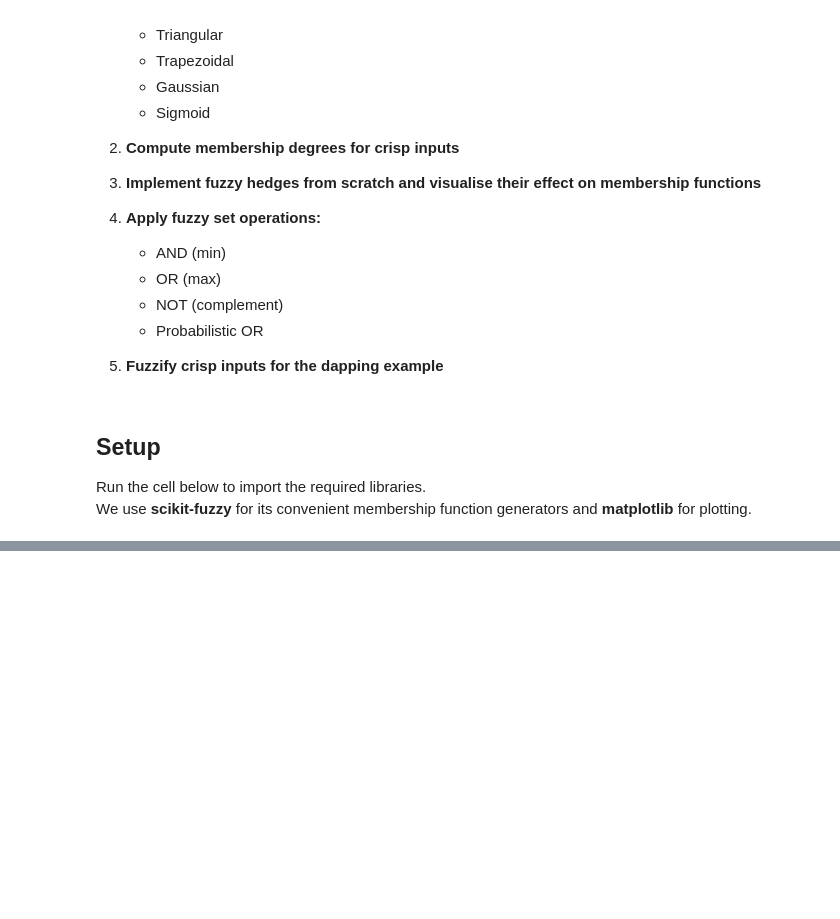
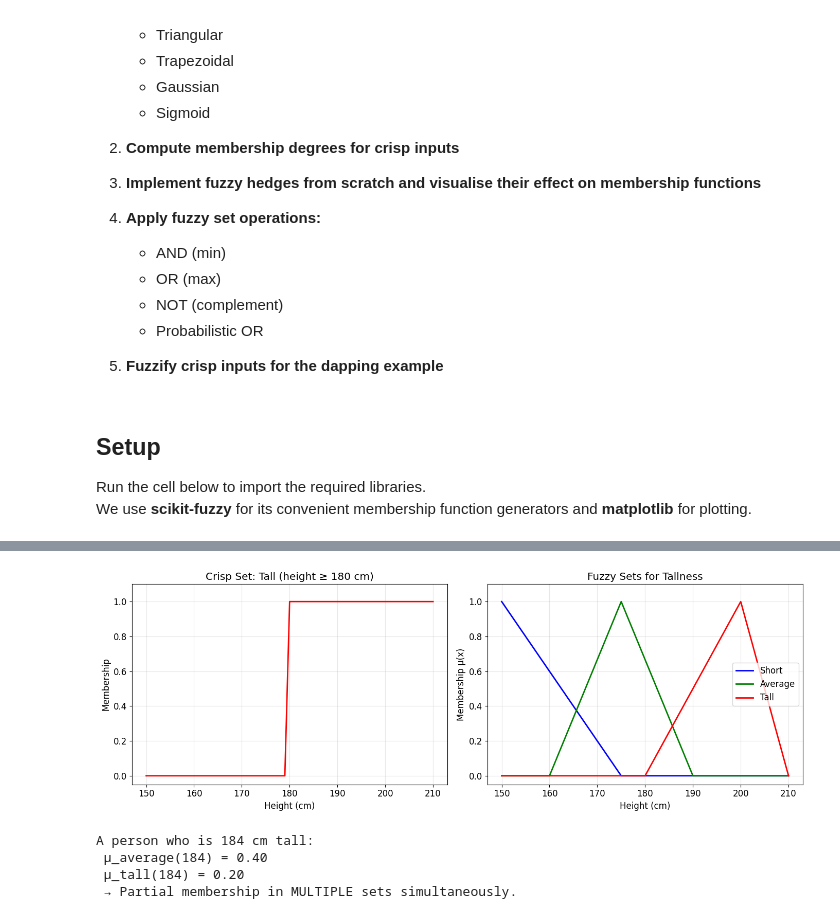
Before and after one commit to MatthewMcCarthy1/artificial-intelligence, a Jupyter notebook: lab-4/lab-four.ipynb, the cells around one changed output, grey strips where cells are left out. Drawn from its saved outputs; the diff is of its cells as text; code cells hidden in the pictures; blank space fills up the shorter version.

```diff
--- a/lab-4/lab-four.ipynb
+++ b/lab-4/lab-four.ipynb
@@ -44,0 +78,56 @@ plt.rcParams['grid.alpha'] = 0.3
+# %%
+# Universe of discourse: height in cm
+x_height = np.arange(150, 211, 1)
+
+# --- Crisp set: tall if height >= 180 ---
+crisp_tall = np.where(x_height >= 180, 1.0, 0.0)
+
+# --- Fuzzy sets ---
+short = fuzz.trimf(x_height, [150, 150, 175])
+
+# TODO: create here the "average" and "tall" sets
+
+# Average
+average = fuzz.trimf(x_height, [160, 175, 190])
+
+# Tall
+tall = fuzz.trimf(x_height, [180, 200, 210])
+
+fig, (ax1, ax2) = plt.subplots(1, 2, figsize=(14, 5))
+
+# Crisp
+ax1.plot(x_height, crisp_tall, 'r-', linewidth=2)
+ax1.set_title('Crisp Set: Tall (height ≥ 180 cm)')
+ax1.set_xlabel('Height (cm)')
+ax1.set_ylabel('Membership')
+ax1.set_ylim(-0.05, 1.1)
+
+# Fuzzy
+ax2.plot(x_height, short, 'b-', linewidth=2, label='Short')
+ax2.plot(x_height, average, 'g-', linewidth=2, label='Average')
+ax2.plot(x_height, tall, 'r-', linewidth=2, label='Tall')
+ax2.set_title('Fuzzy Sets for Tallness')
+ax2.set_xlabel('Height (cm)')
+ax2.set_ylabel('Membership μ(x)')
+ax2.set_ylim(-0.05, 1.1)
+ax2.legend()
+plt.tight_layout()
+plt.show()
+
+# Demonstrate partial membership
+height = 184
+mu_avg = fuzz.interp_membership(x_height, average, height)
+
+# TODO: compute here the membership value for "tall"
+mu_tall = fuzz.interp_membership(x_height, tall, height)
+
+print(f"A person who is {height} cm tall:")
+print(f" μ_average({height}) = {mu_avg:.2f}")
+print(f" μ_tall({height}) = {mu_tall:.2f}")
+print(f" → Partial membership in MULTIPLE sets simultaneously.")
+# %% [output]
+[figure, added]
+A person who is 184 cm tall:
+ μ_average(184) = 0.40
+ μ_tall(184) = 0.20
+ → Partial membership in MULTIPLE sets simultaneously.
```
Also changed, not shown: parts of 2 cells of this notebook.
